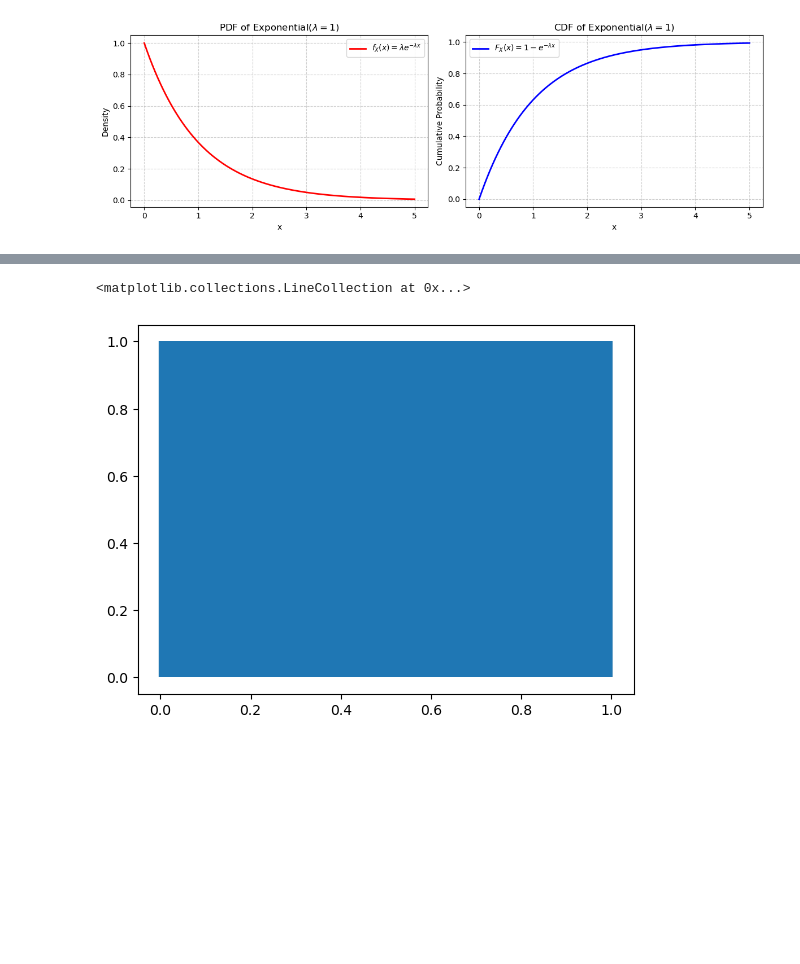
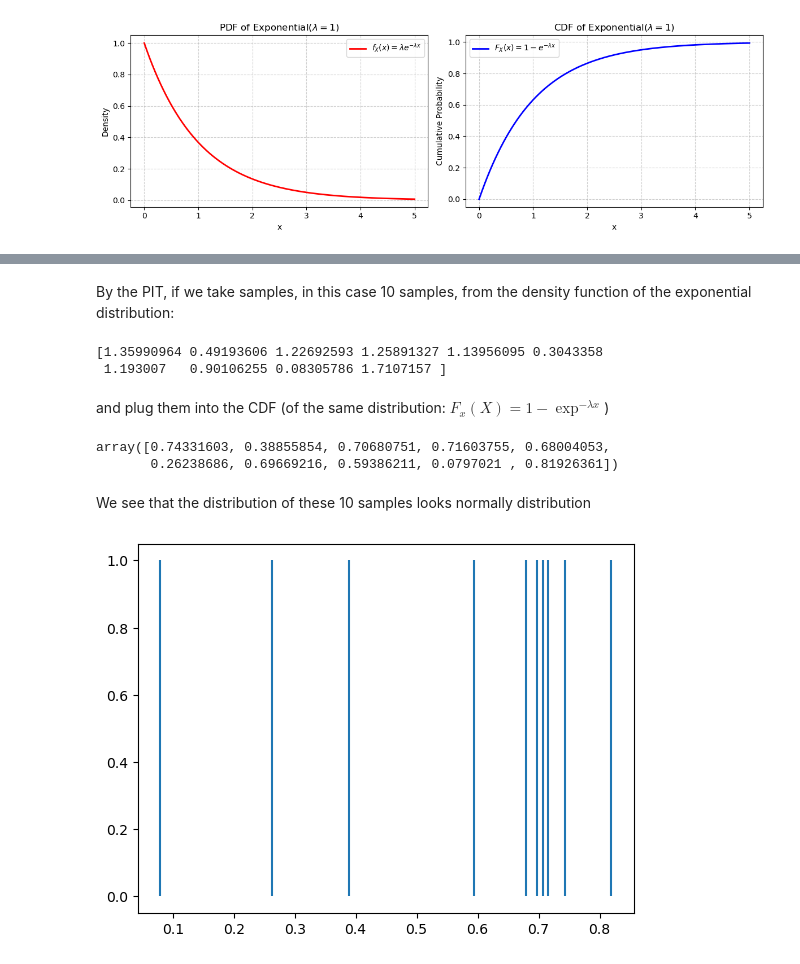
Before and after one commit to QueensleyC/stat5430project, a Jupyter notebook: notebooks/probability-integral-transform.ipynb, the cells around one changed output, grey strips where cells are left out. Saved outputs shown, nothing was run; the diff lists cells and outputs as text; code cells hidden in the pictures; blank space fills up the shorter version.

```diff
--- a/notebooks/probability-integral-transform.ipynb
+++ b/notebooks/probability-integral-transform.ipynb
@@ -115,7 +58,22 @@ plt.show()
+# %% [markdown]
+By the PIT, if we take samples, in this case 10 samples, from the density function of the exponential distribution:
 # %%
-X_samples_exp = np.random.exponential(size = 10000)
+X_samples_exp = np.random.exponential(size = 10)
+print(X_samples_exp)
+# %% [output]
+[1.35990964 0.49193606 1.22692593 1.25891327 1.13956095 0.3043358
+ 1.193007   0.90106255 0.08305786 1.7107157 ]
+# %% [markdown]
+and plug them into the CDF (of the same distribution: $F_x(X) = 1-\exp^{-\lambda x}$)
+# %%
+F_x = 1 - np.exp(-lam * X_samples_exp)
+F_x
+# %% [output]
+array([0.74331603, 0.38855854, 0.70680751, 0.71603755, 0.68004053,
+       0.26238686, 0.69669216, 0.59386211, 0.0797021 , 0.81926361])
+# %% [markdown]
+We see that the distribution of these 10 samples looks normally distribution
 # %%
-plt.vlines(1 - np.exp(-lam * X_samples_exp),0,1);
+plt.vlines(F_x,0,1);
 # %% [output]
-<matplotlib.collections.LineCollection at 0x...>
-[figure, old version]
+[figure, new version]
```
Also changed, not shown: parts of 6 cells of this notebook, 2 other files.
